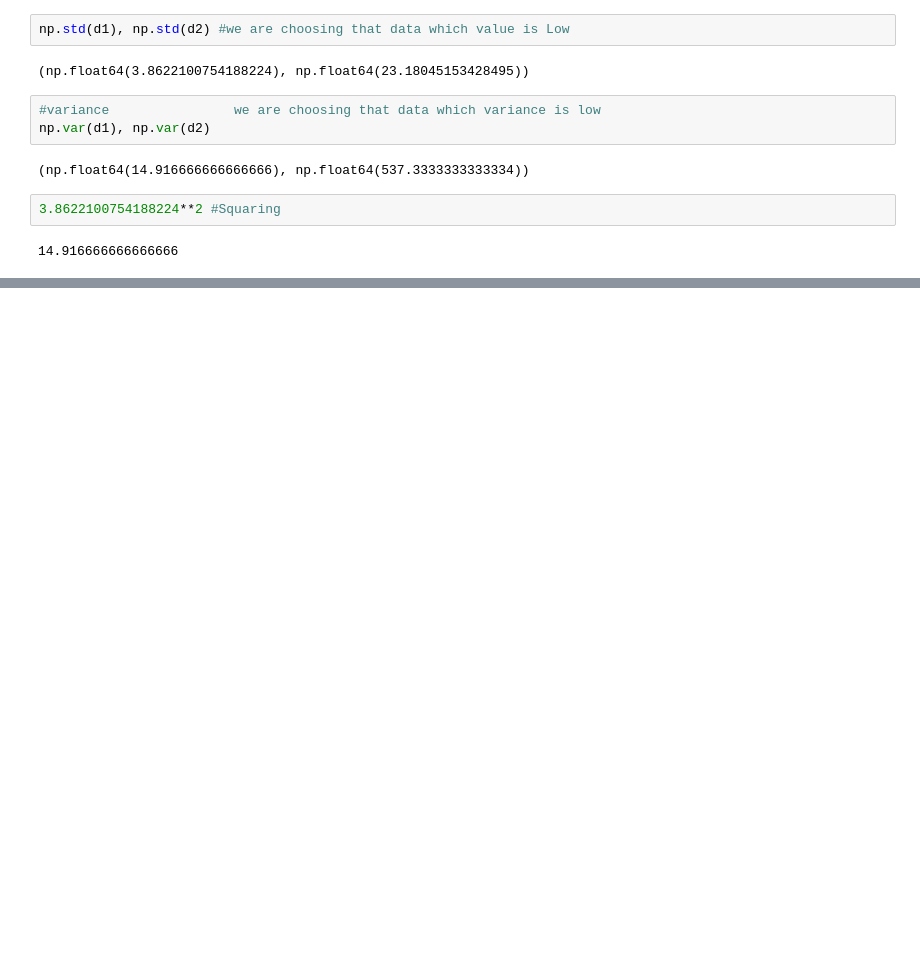
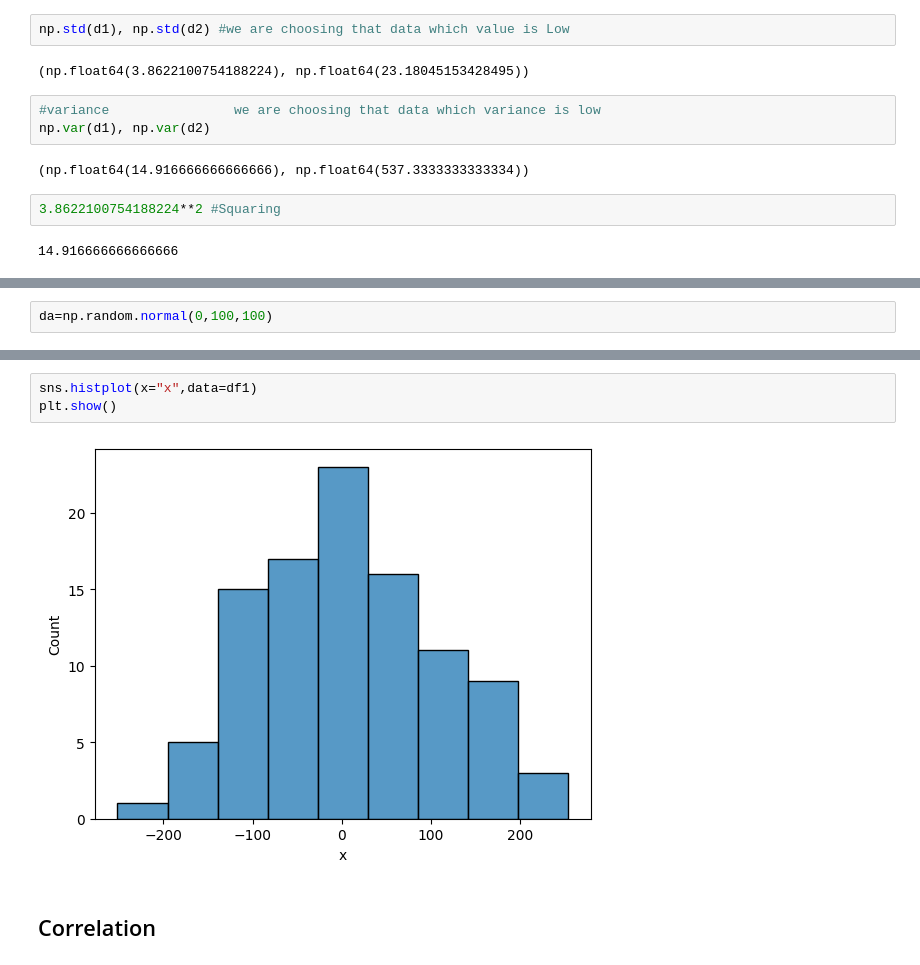
Before and after one commit to UtkarshaChoudhary/DataScience2025, a Jupyter notebook: Maths in Depth Data Science.ipynb, the cells around one changed output, grey strips where cells are left out. Saved outputs shown, nothing was run; the diff lists cells and outputs as text; blank space fills up the shorter version.

```diff
--- a/Maths in Depth Data Science.ipynb
+++ b/Maths in Depth Data Science.ipynb
@@ -165,0 +292,2 @@ np.var(d1), np.var(d2)
+# %%
+da=np.random.normal(0,100,100)
@@ -165,0 +299,7 @@ np.var(d1), np.var(d2)
+# %%
+sns.histplot(x="x",data=df1)
+plt.show()
+# %% [output]
+[figure, added]
+# %% [markdown]
+## Correlation
```
Also changed, not shown: parts of 28 cells of this notebook.
